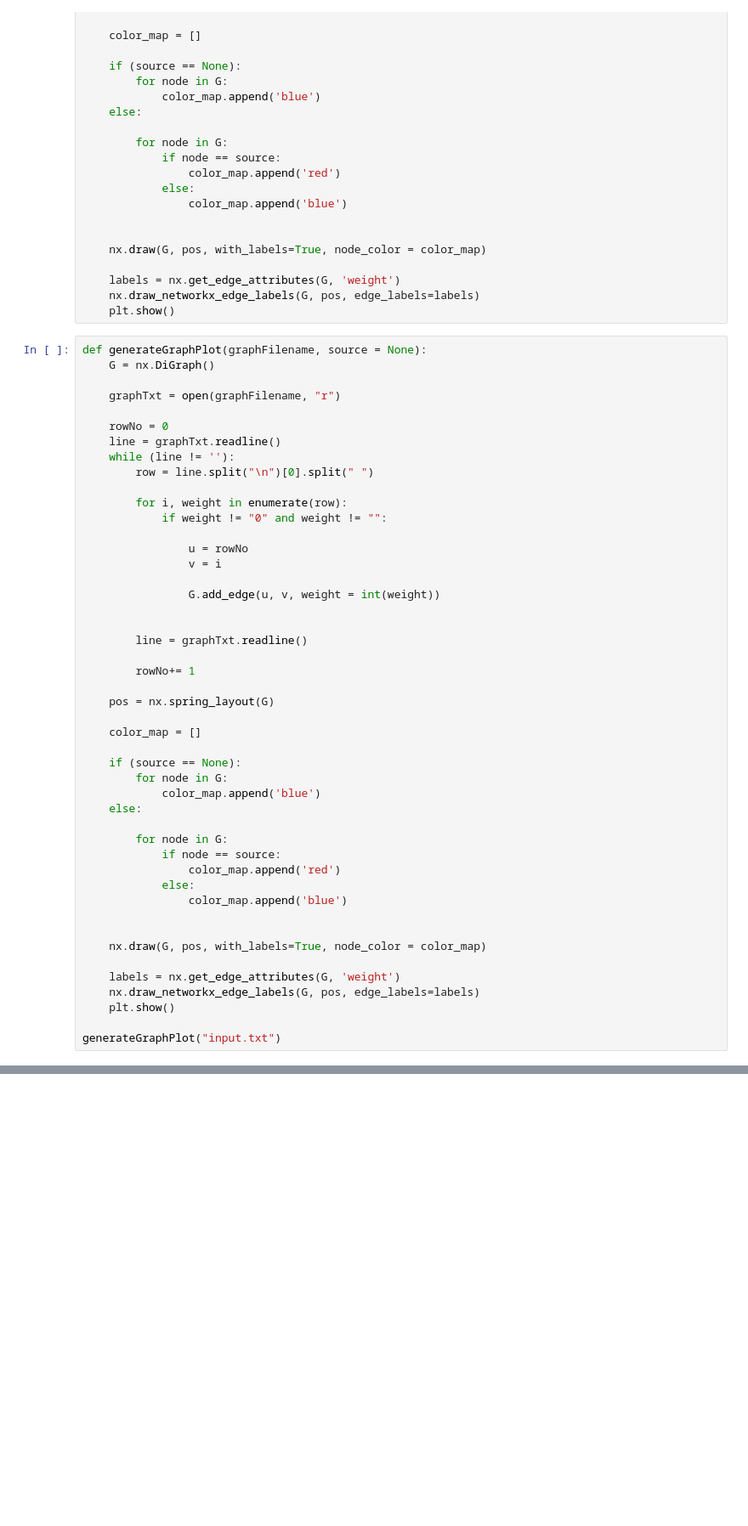
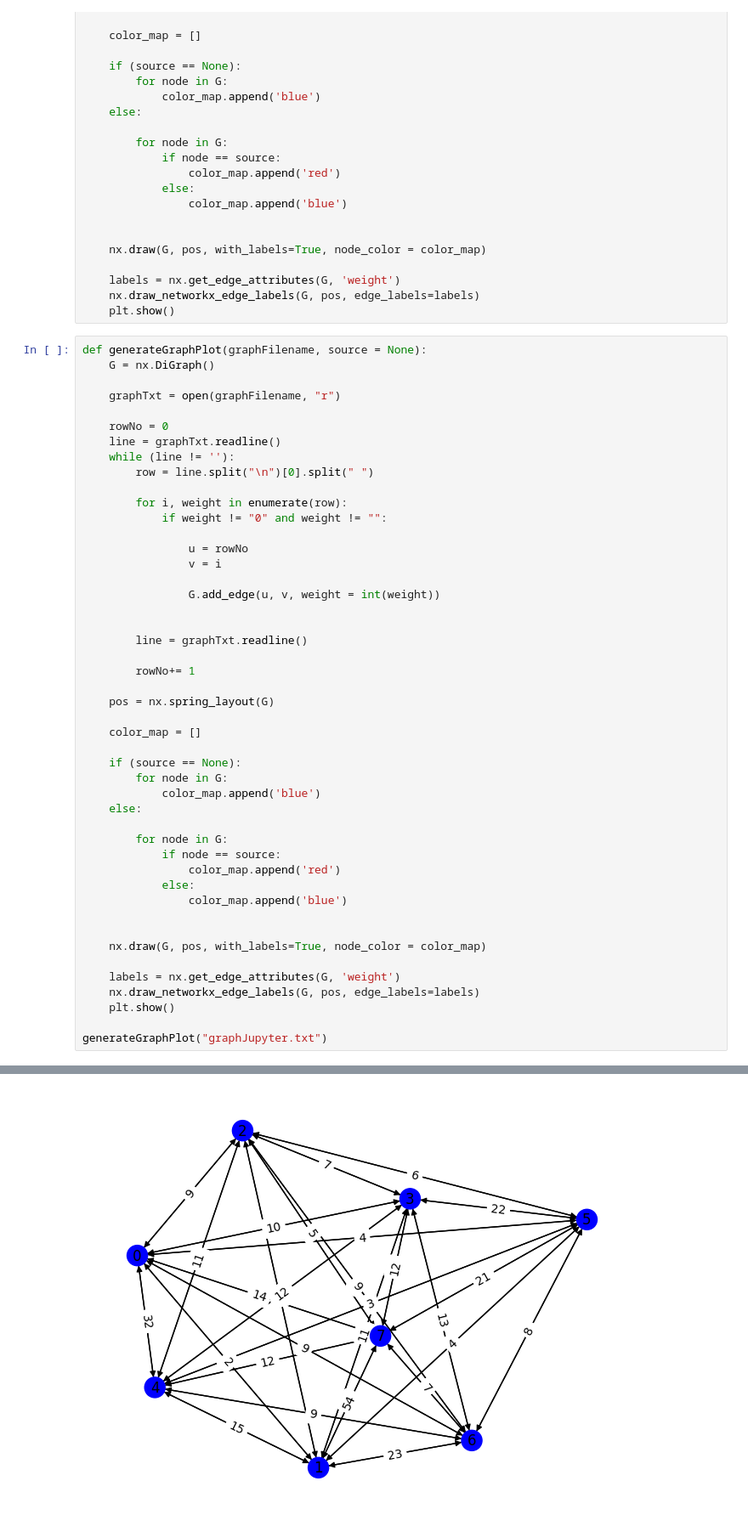
Before and after one commit to JimenaCarmona2/Evidencia_2, a Jupyter notebook: plot_grafo.ipynb, the cells around one changed output, grey strips where cells are left out. Shown at 85% size. Saved outputs shown, nothing was run; the diff lists cells and outputs as text; blank space fills up the shorter version.

```diff
--- a/plot_grafo.ipynb
+++ b/plot_grafo.ipynb
@@ -92,5 +92,5 @@ def generateGraphPlot(graphFilename, source = None):
     nx.draw_networkx_edge_labels(G, pos, edge_labels=labels)
     plt.show()
 
-generateGraphPlot("input.txt")
+generateGraphPlot("graphJupyter.txt")
 # %% [output]
@@ -98,3 +97,4 @@ ValueError: invalid literal for int() with base 10: '21Â\xa05Â\xa03Â\xa012Â\
+[figure, added]
 # %%
 generateGraphPlot("MST.txt")
 # %% [output]
```
Also changed, not shown: parts of 2 cells of this notebook, 4 other files.
